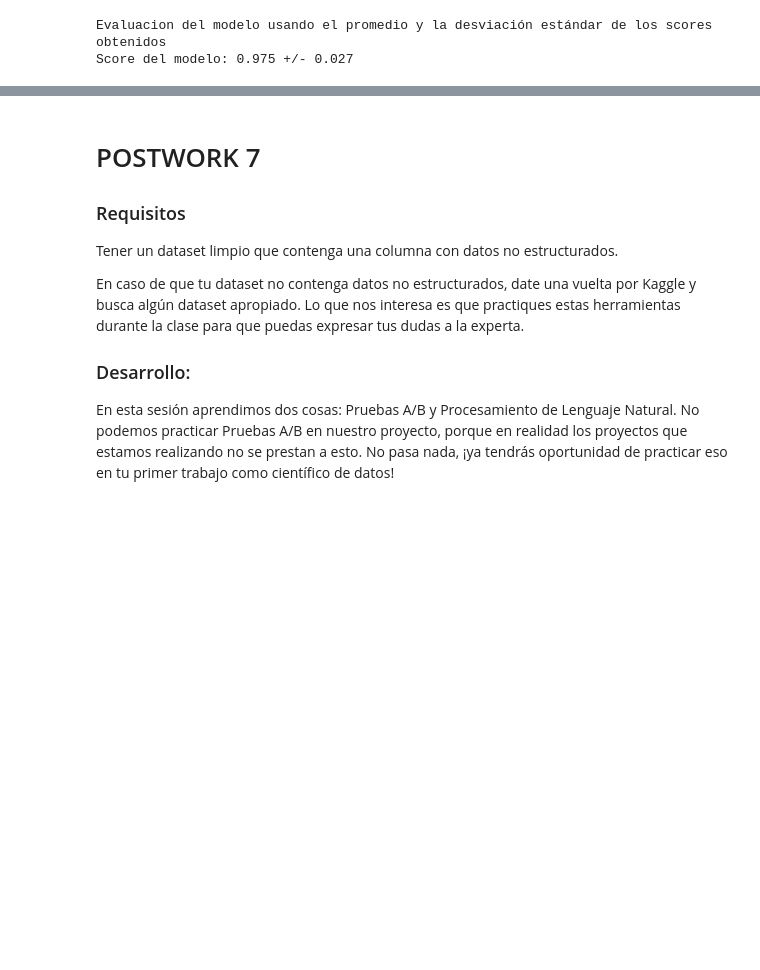
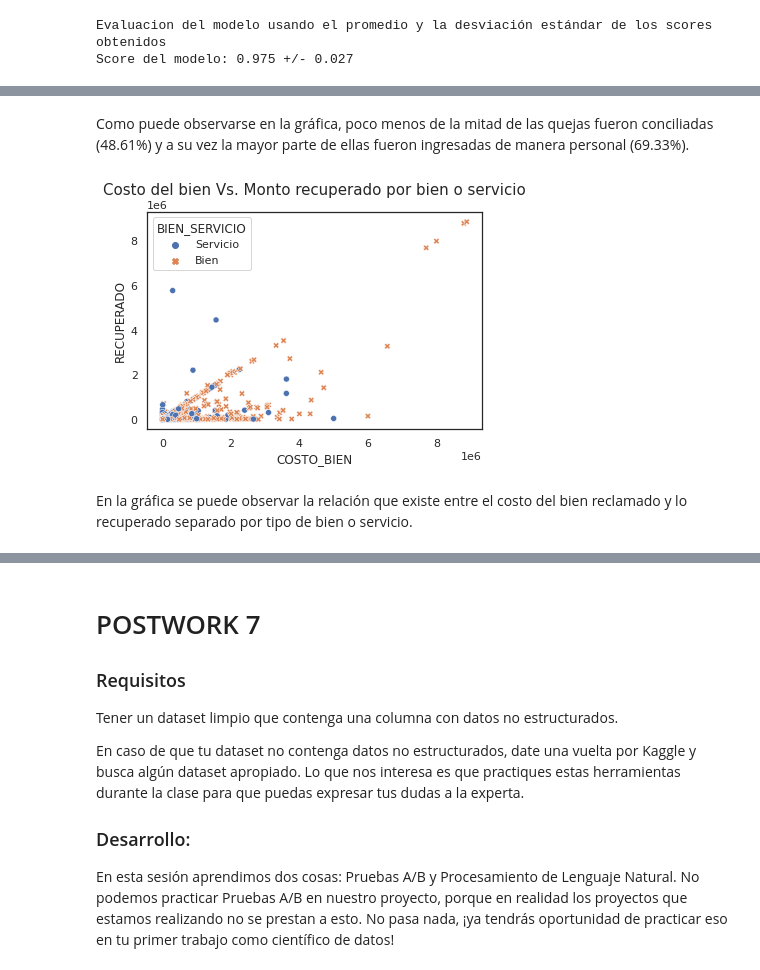
Before and after one commit to adavals/bedu-datascience-f3m1, a Jupyter notebook: postwork__1_al_8_version_2.ipynb, the cells around one changed output, grey strips where cells are left out. Drawn from its saved outputs; the diff is of its cells as text; code cells hidden in the pictures; blank space fills up the shorter version.

```diff
--- a/postwork__1_al_8_version_2.ipynb
+++ b/postwork__1_al_8_version_2.ipynb
@@ -1769,0 +1784,16 @@ PLURALSIGHT y cuestionarios
+# %% [markdown]
+Como puede observarse en la gráfica, poco menos de la mitad de las quejas fueron conciliadas (48.61%) y a su vez la mayor parte de ellas fueron ingresadas de manera personal (69.33%).
+# %%
+"""Para responder la pregunta 3.	¿Qué porcentaje del monto reclamado normalmente obtendría en caso de ganar? Cabe destacar que hay una diferencia
+en el monto recuperado dependiendo de si se trata de un bien o un servicio, lo cual se puede observar con ayuda de un Scatterplot por categorías.
+"""
+#Primero filtramos aquellos registros que lograron conciliarse y después agrupamos por costo del bien, monto recuperado y si es bien o servicio.
+df_conciliados = df[(df.COSTO_BIEN!=0) & (df.RECUPERADO !=0) & (df.ESTADO_PROCESAL == 'Conciliada') & (df.BIEN_SERVICIO !="-")]
+df_bienes_servicios = df_conciliados.groupby('ID_EXP')[['COSTO_BIEN', 'RECUPERADO', 'BIEN_SERVICIO']].max()
+# %%
+ax = sns.scatterplot(x= df_bienes_servicios['COSTO_BIEN'], y=df_bienes_servicios['RECUPERADO'], hue=df_bienes_servicios['BIEN_SERVICIO'], style=df_bienes_servicios['BIEN_SERVICIO'])
+ax.set_title("Costo del bien Vs. Monto recuperado por bien o servicio", size=15, y=1.05);
+# %% [output]
+[figure, added]
+# %% [markdown]
+En la gráfica se puede observar la relación que existe entre el costo del bien reclamado y lo recuperado separado por tipo de bien o servicio.
```
Also changed, not shown: parts of 10 cells of this notebook.
